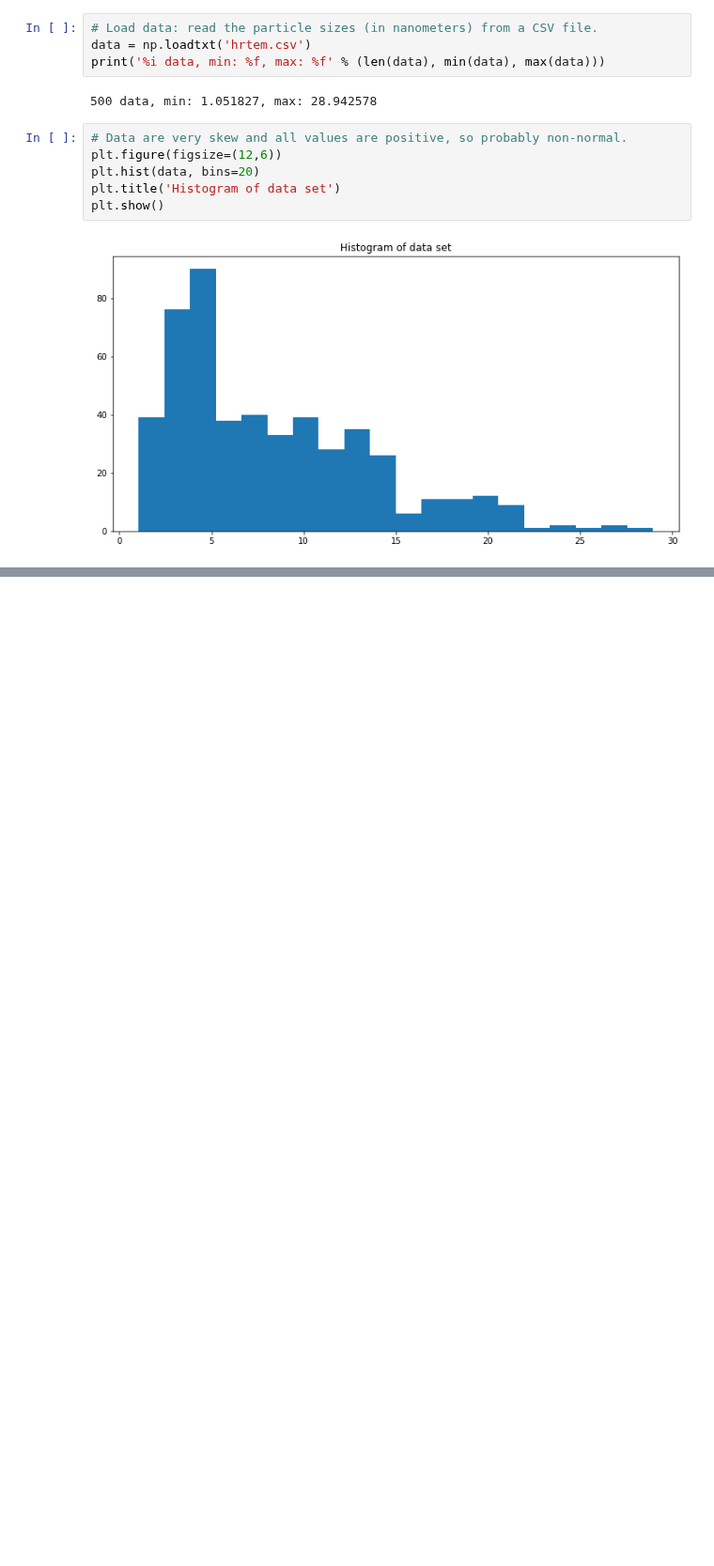
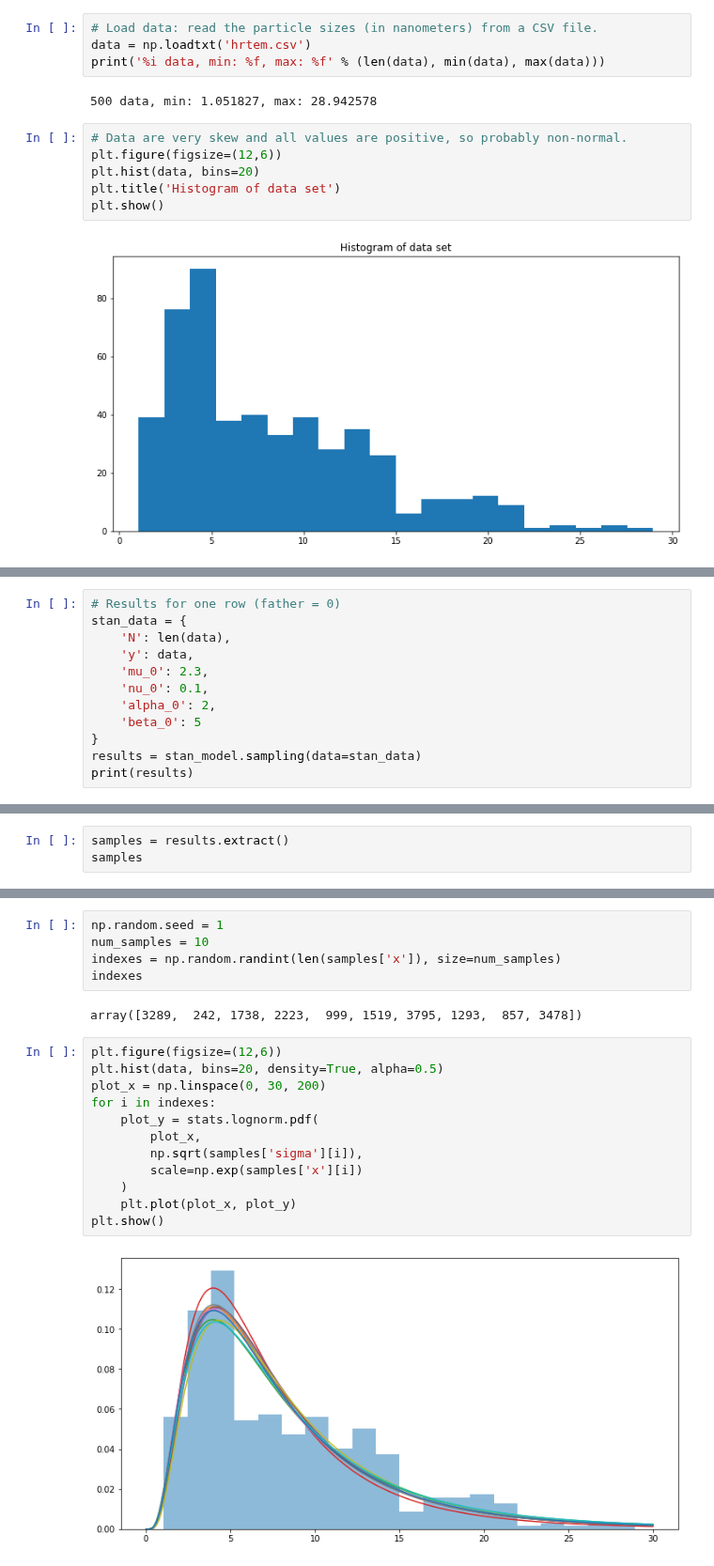
Before and after one commit to Inventrohyder/cs146, a Jupyter notebook: Assignments/assignment-3/notebook.ipynb, the cells around one changed output, grey strips where cells are left out. Shown at 94% size. Cells and saved outputs as stored; diff of their text form; blank space fills up the shorter version.

Commit message:
✨ feat: generate a plot

```diff
--- a/Assignments/assignment-3/notebook.ipynb
+++ b/Assignments/assignment-3/notebook.ipynb
@@ -245,0 +274,12 @@ plt.show()
+# %%
+# Results for one row (father = 0)
+stan_data = {
+    'N': len(data),
+    'y': data,
+    'mu_0': 2.3,
+    'nu_0': 0.1,
+    'alpha_0': 2,
+    'beta_0': 5
+}
+results = stan_model.sampling(data=stan_data)
+print(results)
@@ -245,0 +300,3 @@ plt.show()
+# %%
+samples = results.extract()
+samples
@@ -245,0 +313,21 @@ plt.show()
+# %%
+np.random.seed = 1
+num_samples = 10
+indexes = np.random.randint(len(samples['x']), size=num_samples)
+indexes
+# %% [output]
+array([3289,  242, 1738, 2223,  999, 1519, 3795, 1293,  857, 3478])
+# %%
+plt.figure(figsize=(12,6))
+plt.hist(data, bins=20, density=True, alpha=0.5)
+plot_x = np.linspace(0, 30, 200)
+for i in indexes:
+    plot_y = stats.lognorm.pdf(
+        plot_x,
+        np.sqrt(samples['sigma'][i]),
+        scale=np.exp(samples['x'][i])
+    )
+    plt.plot(plot_x, plot_y)
+plt.show()
+# %% [output]
+[figure, added]
```
Also changed, not shown: parts of 3 cells of this notebook.
